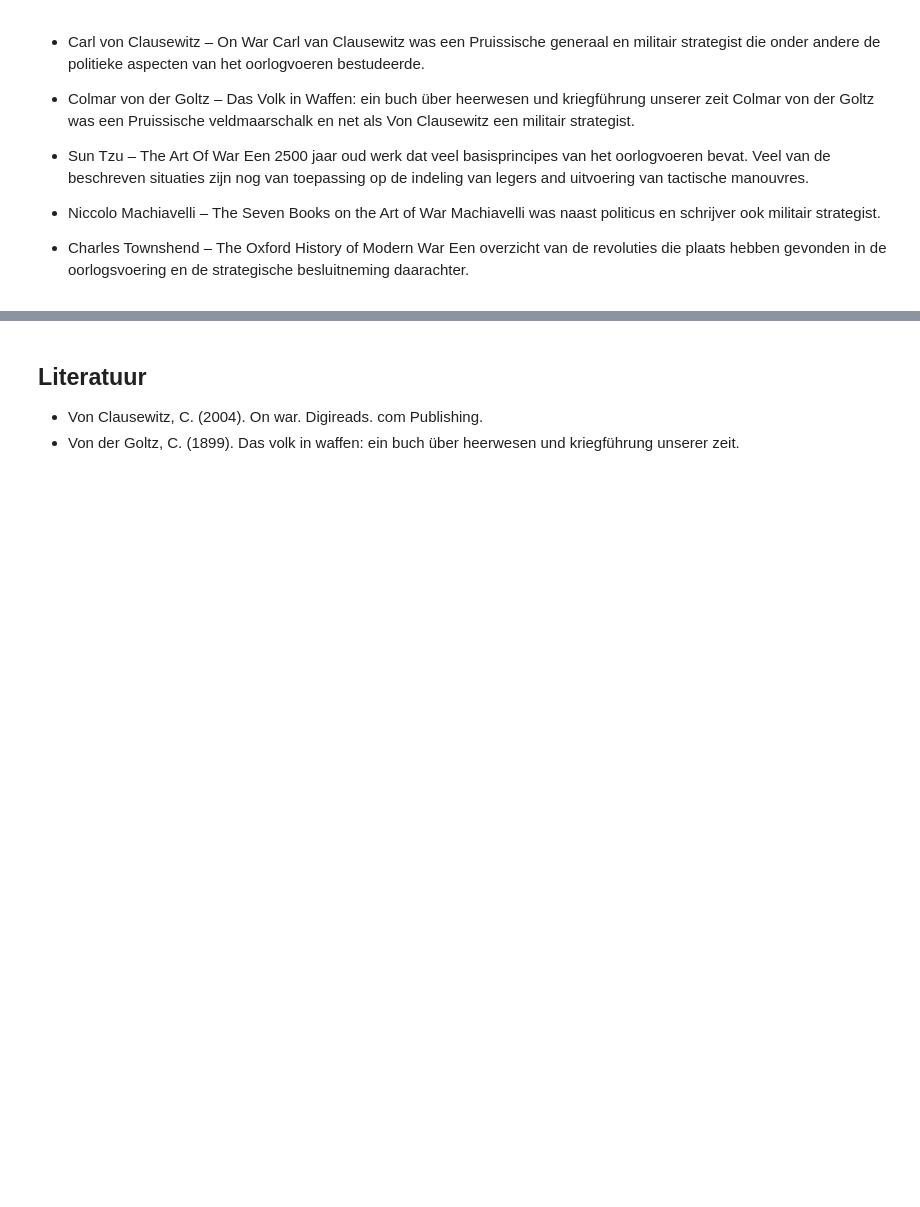
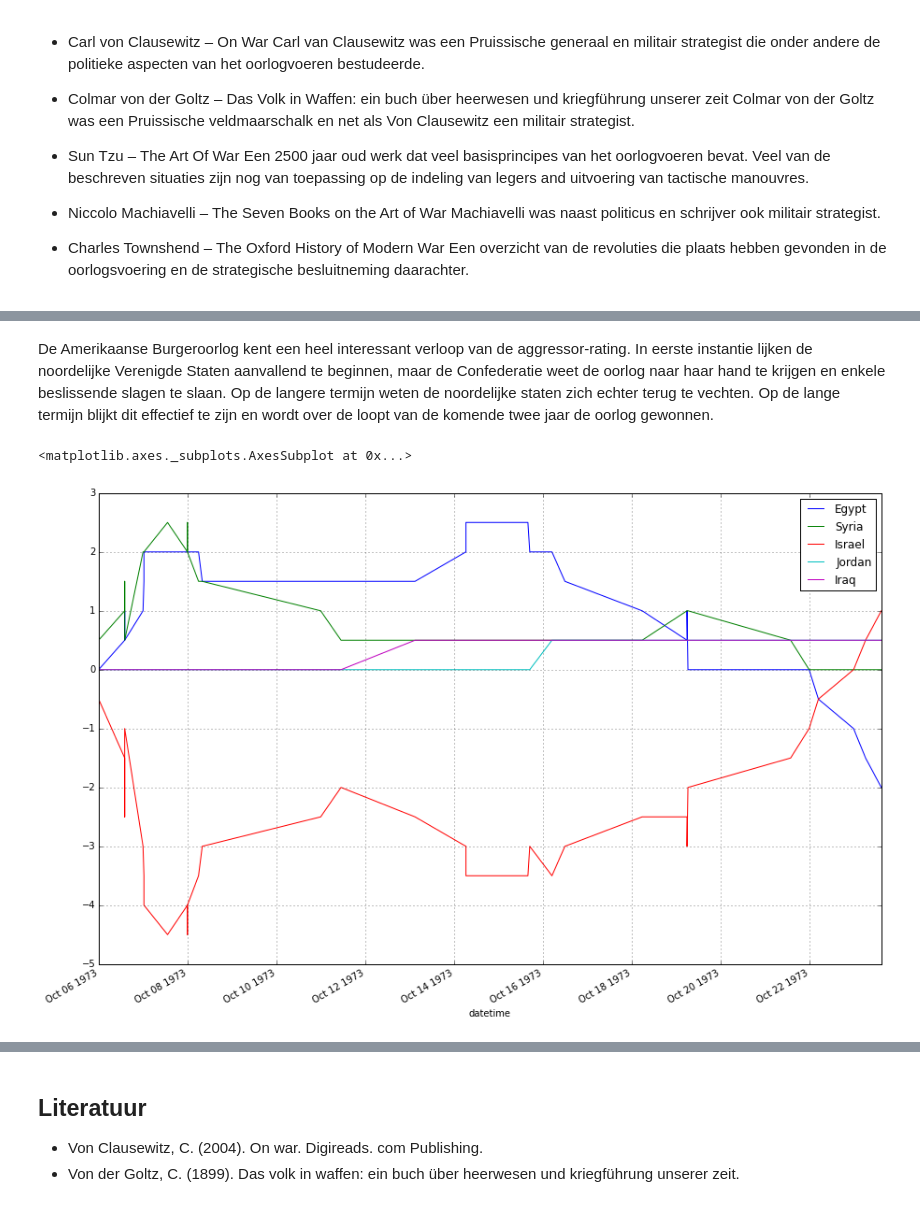
Before and after one commit to jvriemsdijk/Data-science, a Jupyter notebook: Eind opdracht/Eind opdracht.ipynb, the cells around one changed output, grey strips where cells are left out. Drawn from its saved outputs; the diff is of its cells as text; code cells hidden in the pictures; blank space fills up the shorter version.

```diff
--- a/Eind opdracht/Eind opdracht.ipynb
+++ b/Eind opdracht/Eind opdracht.ipynb
@@ -63,0 +83,8 @@ In hoeverre is je vraag beantwoord?
+# %% [markdown]
+De Amerikaanse Burgeroorlog kent een heel interessant verloop van de aggressor-rating. In eerste instantie lijken de noordelijke Verenigde Staten aanvallend te beginnen, maar de Confederatie weet de oorlog naar haar hand te krijgen en enkele beslissende slagen te slaan. Op de langere termijn weten de noordelijke staten zich echter terug te vechten. Op de lange termijn blijkt dit effectief te zijn en wordt over de loopt van de komende twee jaar de oorlog gewonnen.
+# %%
+testArabIsraeliDF = makeWarInfoDataFrame("ARAB-ISRAELI WAR, 1973 (OCTOBER WAR)")
+testArabIsraeli.plot(x='datetime')
+# %% [output]
+<matplotlib.axes._subplots.AxesSubplot at 0x...>
+[figure, added]
```
Also changed, not shown: parts of 26 cells of this notebook.
